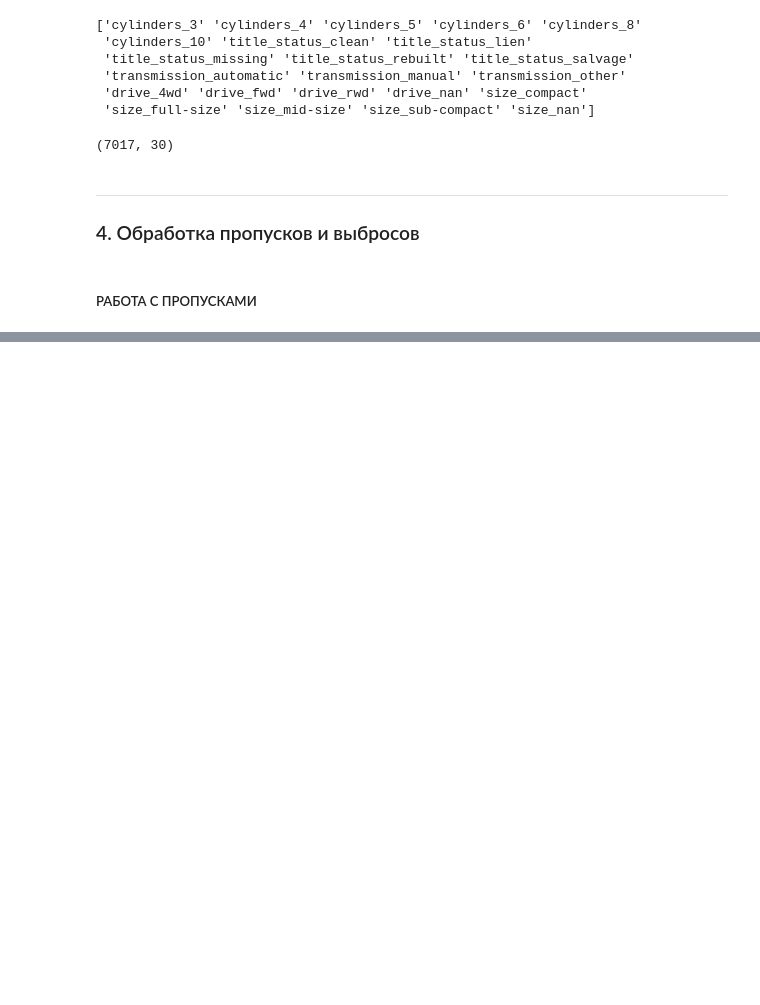
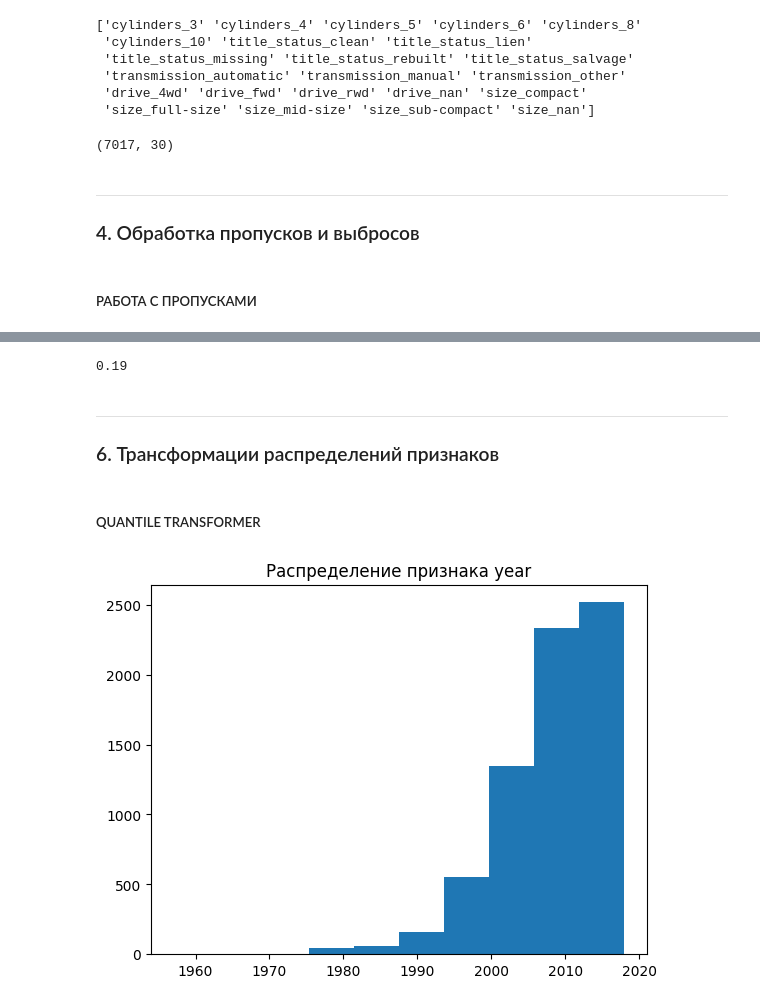
Before and after one commit to Blooodniy/SF_DS, a Jupyter notebook: ML/ML-6. Отбор и селекция признаков/ML-6.ipynb, the cells around one changed output, grey strips where cells are left out. Saved outputs shown, nothing was run; the diff lists cells and outputs as text; code cells hidden in the pictures; blank space fills up the shorter version.

```diff
--- a/ML/ML-6. Отбор и селекция признаков/ML-6.ipynb
+++ b/ML/ML-6. Отбор и селекция признаков/ML-6.ipynb
@@ -141,0 +611,24 @@ data_new.shape
+# %%
+# Задание 5.2
+# Отмасштабируйте признак price с помощью RobustScaler.
+# В качестве ответа запишите результат выполнения кода data['price'][1]. Ответ округлите до двух знаков после точки-разделителя.
+from sklearn.preprocessing import RobustScaler
+r_scaler = RobustScaler()
+data['price'] = r_scaler.fit_transform(data['price'].values.reshape(-1, 1))
+round(data['price'][1], 2)
+# %% [output]
+0.19
+# %% [markdown]
+---
+### 6. Трансформации распределений признаков
+# %% [markdown]
+##### QUANTILE TRANSFORMER
+# %%
+data = pd.read_excel('data/data_ford_price.xlsx')
+# %%
+import matplotlib.pyplot as plt
+
+plt.hist(data.year)
+plt.title('Распределение признака year');
+# %% [output]
+[figure, added]
```
Also changed, not shown: parts of 62 cells of this notebook.
